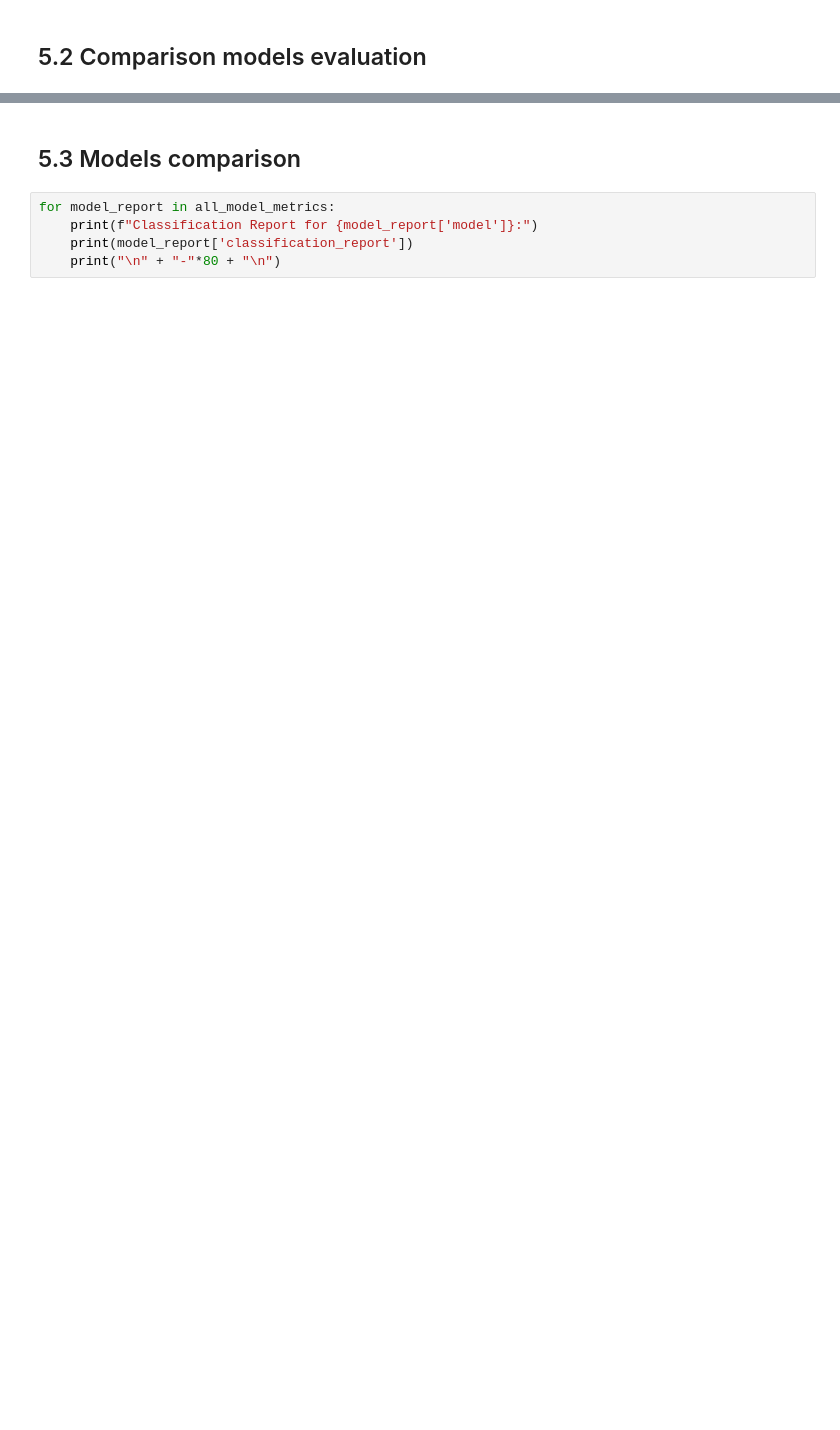
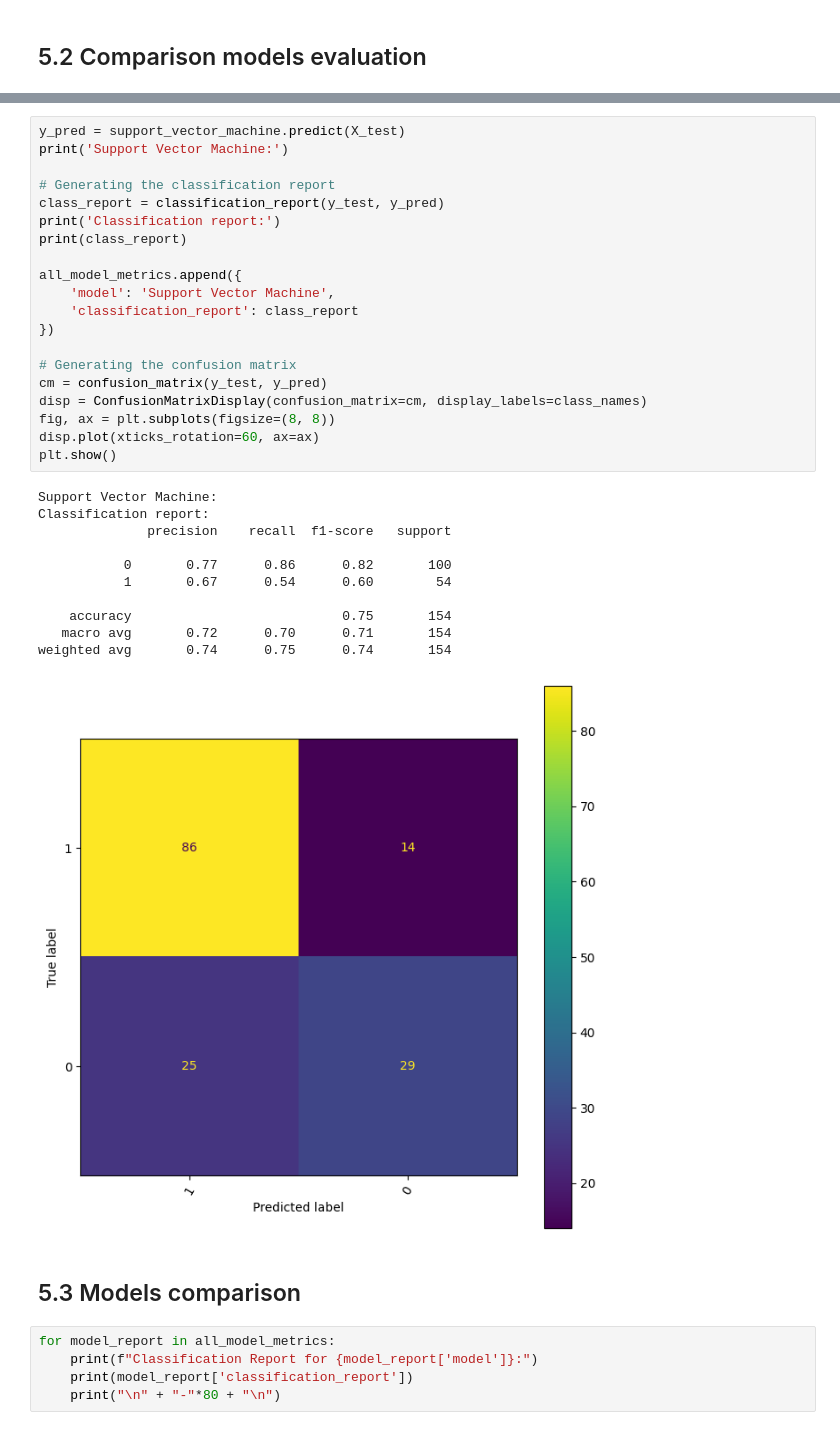
Before and after one commit to orangethefish/ML_project, a Jupyter notebook: GaussianNB.ipynb, the cells around one changed output, grey strips where cells are left out. Cells and saved outputs as stored; diff of their text form; blank space fills up the shorter version.

```diff
--- a/GaussianNB.ipynb
+++ b/GaussianNB.ipynb
@@ -370,3 +380,35 @@ weighted avg       0.80      0.79      0.80       154
+# %%
+y_pred = support_vector_machine.predict(X_test)
+print('Support Vector Machine:')
+
+# Generating the classification report
+class_report = classification_report(y_test, y_pred)
+print('Classification report:')
+print(class_report)
+
+all_model_metrics.append({
+    'model': 'Support Vector Machine',
+    'classification_report': class_report
+})
+
+# Generating the confusion matrix
+cm = confusion_matrix(y_test, y_pred)
+disp = ConfusionMatrixDisplay(confusion_matrix=cm, display_labels=class_names)
+fig, ax = plt.subplots(figsize=(8, 8))
+disp.plot(xticks_rotation=60, ax=ax)
+plt.show()
+# %% [output]
+Support Vector Machine:
+Classification report:
+              precision    recall  f1-score   support
+
+           0       0.77      0.86      0.82       100
+           1       0.67      0.54      0.60        54
+
+    accuracy                           0.75       154
+   macro avg       0.72      0.70      0.71       154
+weighted avg       0.74      0.75      0.74       154
+[figure, added]
 # %% [markdown]
 ## 5.3 Models comparison
 # %%
```
Also changed, not shown: parts of 8 cells of this notebook, 1 other file.
